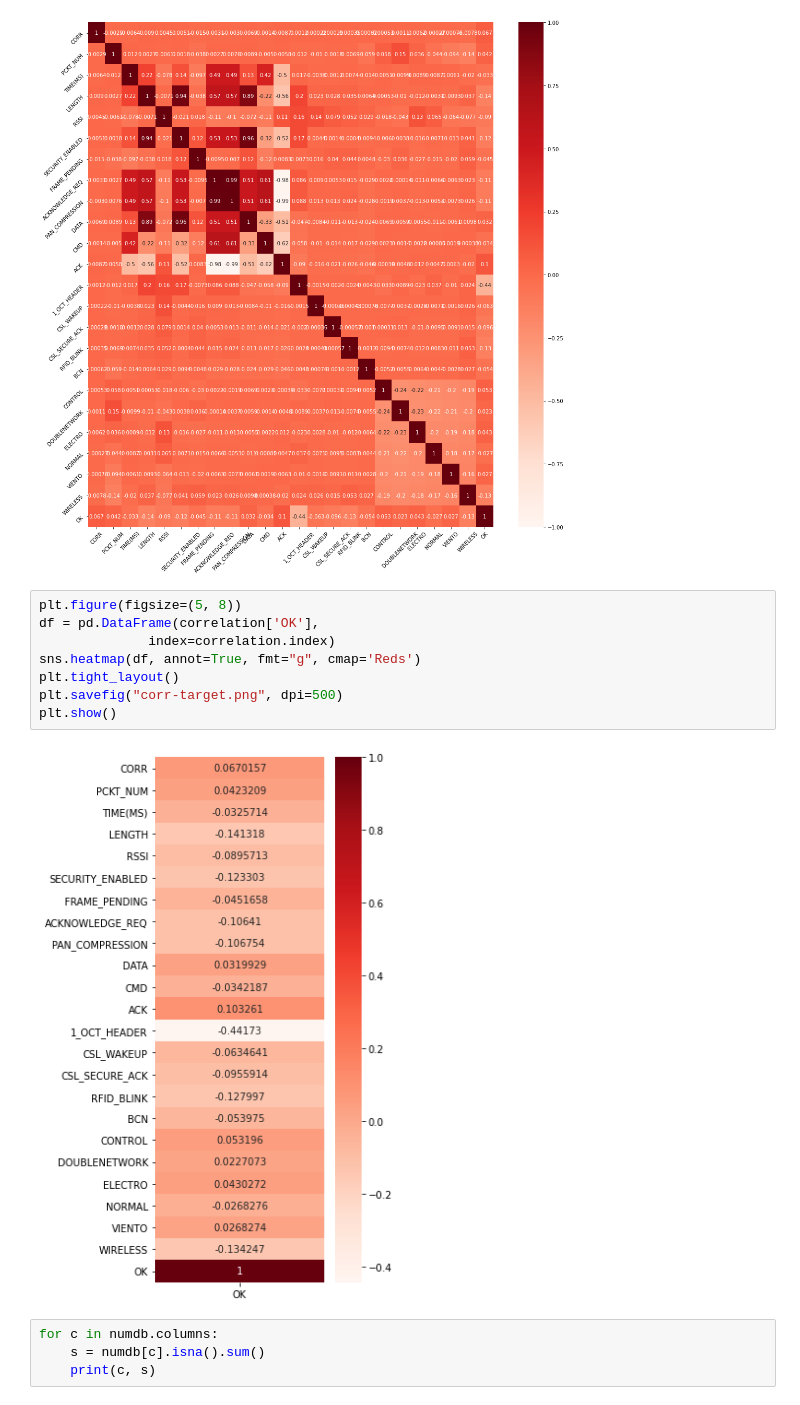
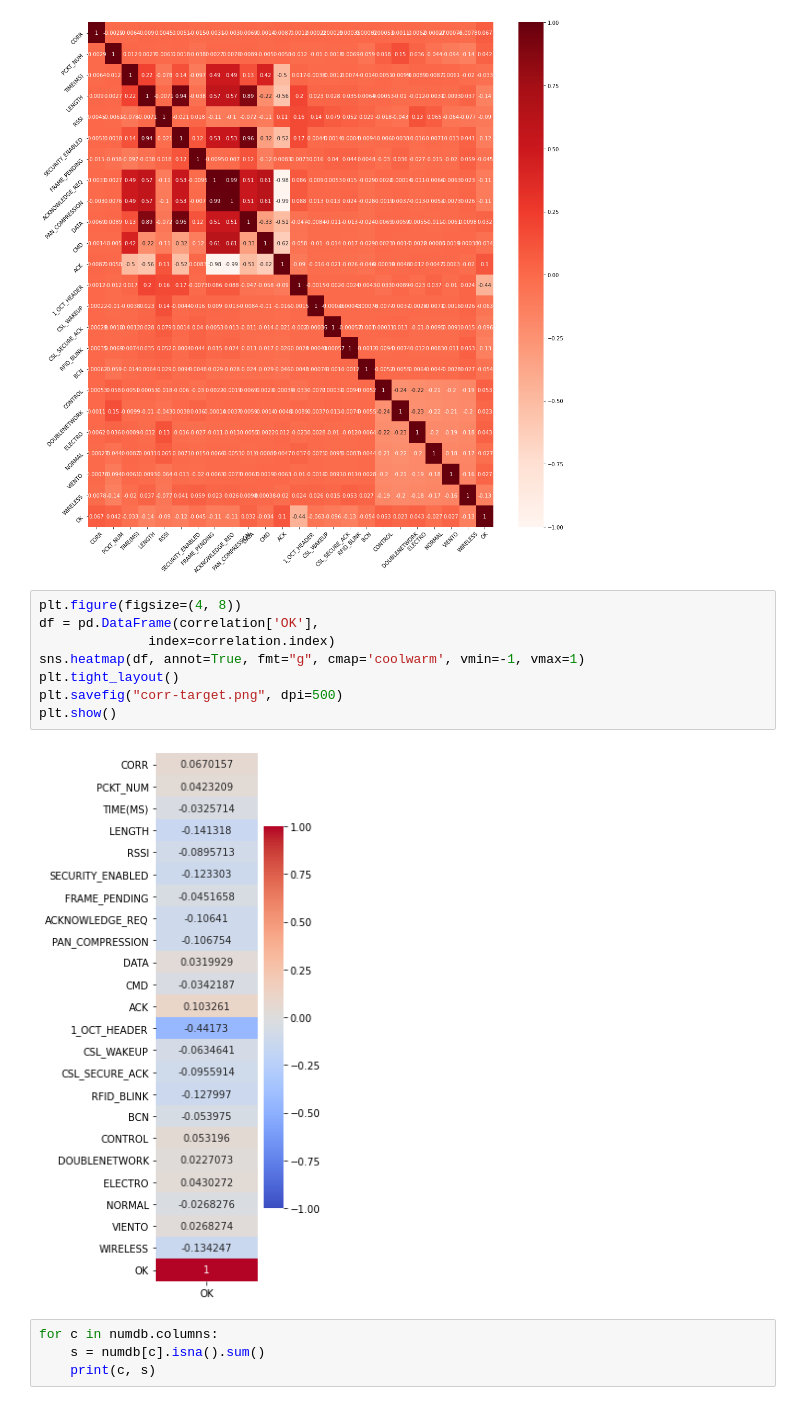
Before and after one commit to the-other-mariana/star-network, a Jupyter notebook: misc/data-analysis/analysis.ipynb, the cells around one changed output. Saved outputs shown, nothing was run; the diff lists cells and outputs as text.

```diff
--- a/misc/data-analysis/analysis.ipynb
+++ b/misc/data-analysis/analysis.ipynb
@@ -85,15 +85,15 @@ plt.show()
 # %% [output]
 [figure]
 # %%
-plt.figure(figsize=(5, 8))
+plt.figure(figsize=(4, 8))
 df = pd.DataFrame(correlation['OK'],
               index=correlation.index)
-sns.heatmap(df, annot=True, fmt="g", cmap='Reds')
+sns.heatmap(df, annot=True, fmt="g", cmap='coolwarm', vmin=-1, vmax=1)
 plt.tight_layout()
 plt.savefig("corr-target.png", dpi=500)
 plt.show()
 # %% [output]
-[figure, old version]
+[figure, new version]
 # %%
 for c in numdb.columns:
     s = numdb[c].isna().sum()
```
Also changed, not shown: parts of 5 cells of this notebook, 5 other files.
